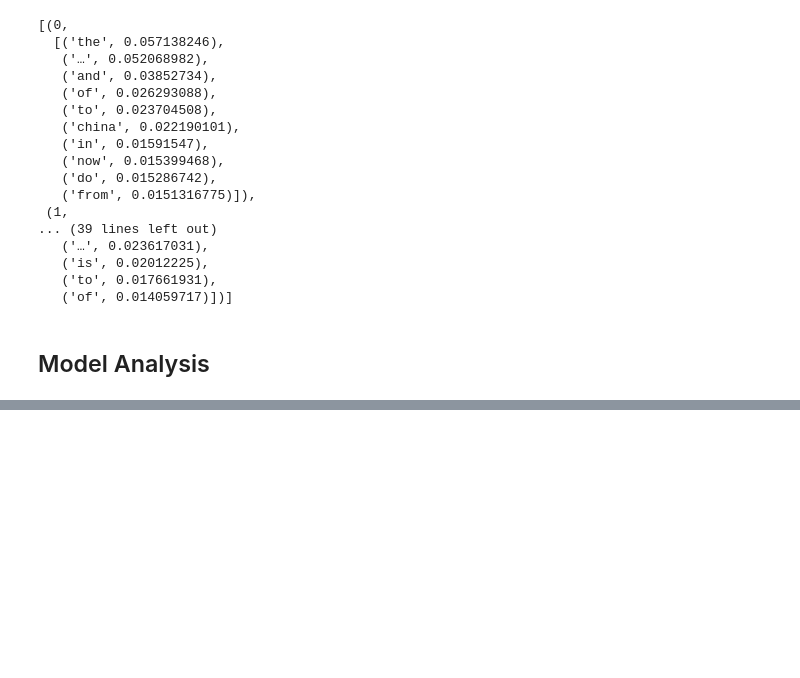
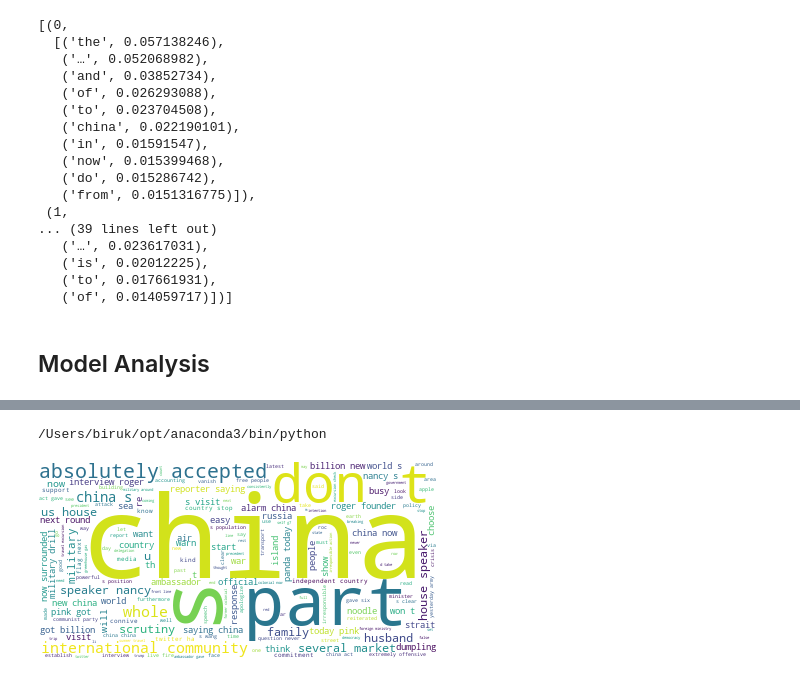
Before and after one commit to biruk-tadesse/10xac-Twitter-Data-Analysis-Template, a Jupyter notebook: Task_03.ipynb, the cells around one changed output, grey strips where cells are left out. Drawn from its saved outputs; the diff is of its cells as text; code cells hidden in the pictures; blank space fills up the shorter version.

```diff
--- a/Task_03.ipynb
+++ b/Task_03.ipynb
@@ -339,0 +367,17 @@ pprint(lda_model.show_topics(formatted=False))
+# %%
+import sys
+print(sys.executable)
+from wordcloud import WordCloud
+# %% [output]
+/Users/biruk/opt/anaconda3/bin/python
+# %%
+long_string = ','.join(list(tweets_df['clean_text'].values))
+
+wordcloud = WordCloud(background_color="white", max_words=1000, contour_width=3, contour_color='steelblue')
+
+wordcloud.generate(long_string)
+
+# Visualize the word cloud
+wordcloud.to_image()
+# %% [output]
+[figure, added]
```
Also changed, not shown: parts of 1 cell of this notebook.
